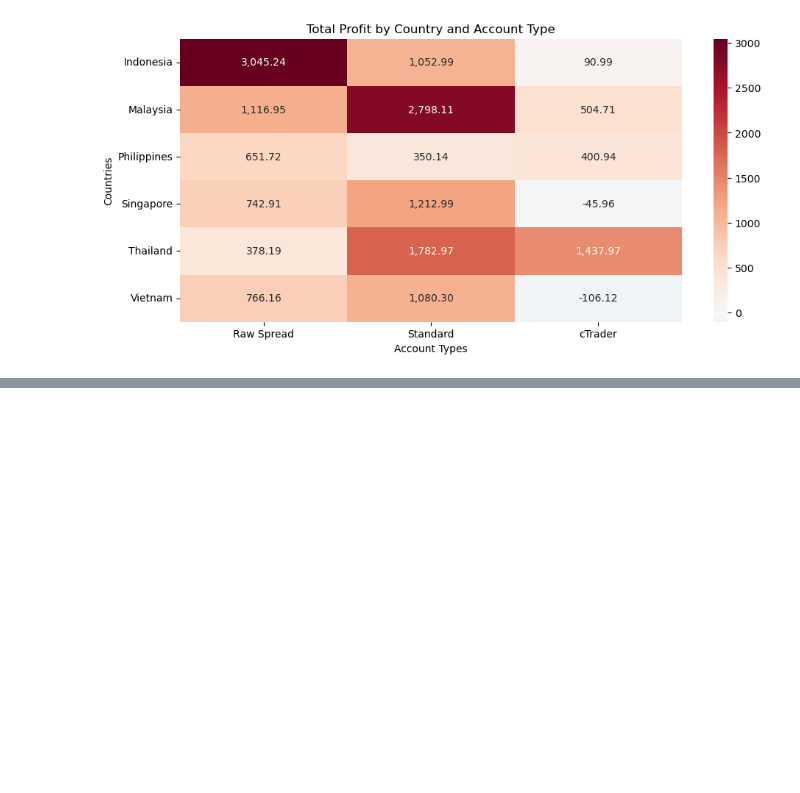
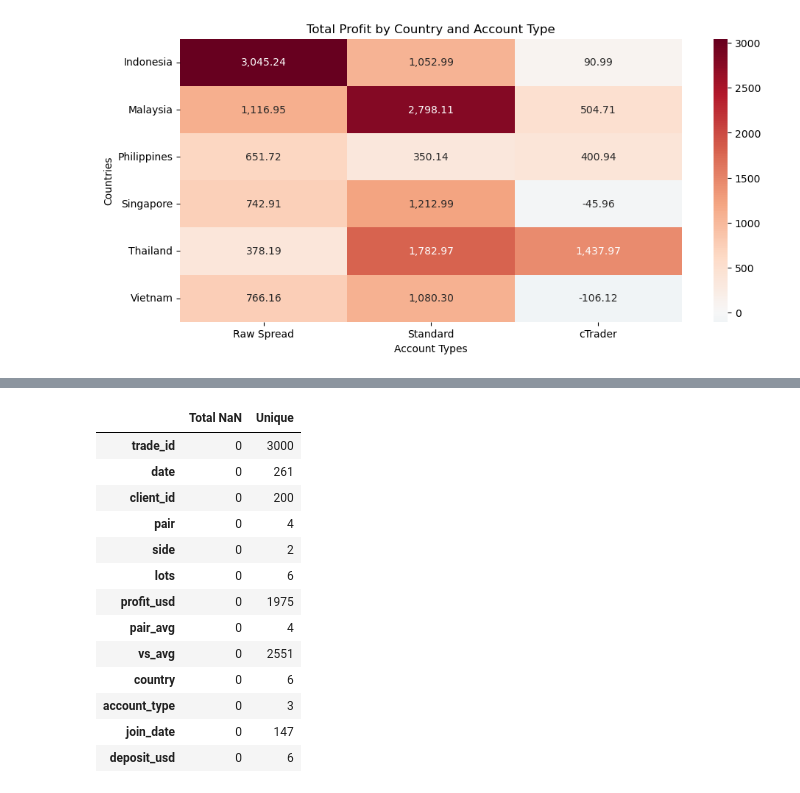
Before and after one commit to popupwhatup/fx-desk-analytics, a Jupyter notebook: analysis.ipynb, the cells around one changed output, grey strips where cells are left out. Saved outputs shown, nothing was run; the diff lists cells and outputs as text; code cells hidden in the pictures; blank space fills up the shorter version.

Commit message:
Add part 8.3: assertions and data quality checks

```diff
--- a/analysis.ipynb
+++ b/analysis.ipynb
@@ -482,0 +518,17 @@ Index(['pair', 'open', 'high', 'low', 'close', 'volume', 'ret', 'ma20',
+# %%
+data_quality_report(df)
+# %% [output]
+|  | Total NaN | Unique |
+| trade_id | 0 | 3000 |
+| date | 0 | 261 |
+| client_id | 0 | 200 |
+| pair | 0 | 4 |
+| side | 0 | 2 |
+| lots | 0 | 6 |
+| profit_usd | 0 | 1975 |
+| pair_avg | 0 | 4 |
+| vs_avg | 0 | 2551 |
+| country | 0 | 6 |
+| account_type | 0 | 3 |
+| join_date | 0 | 147 |
+| deposit_usd | 0 | 6 |
```
Also changed, not shown: parts of 5 cells of this notebook, 4 other files.
